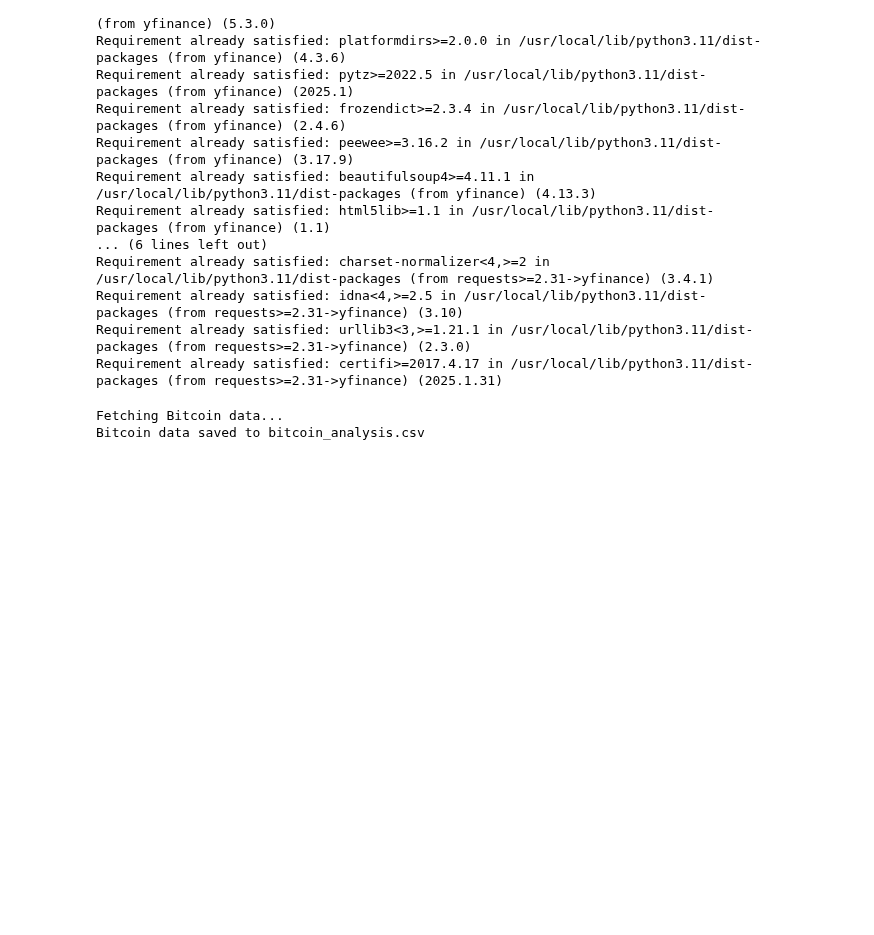
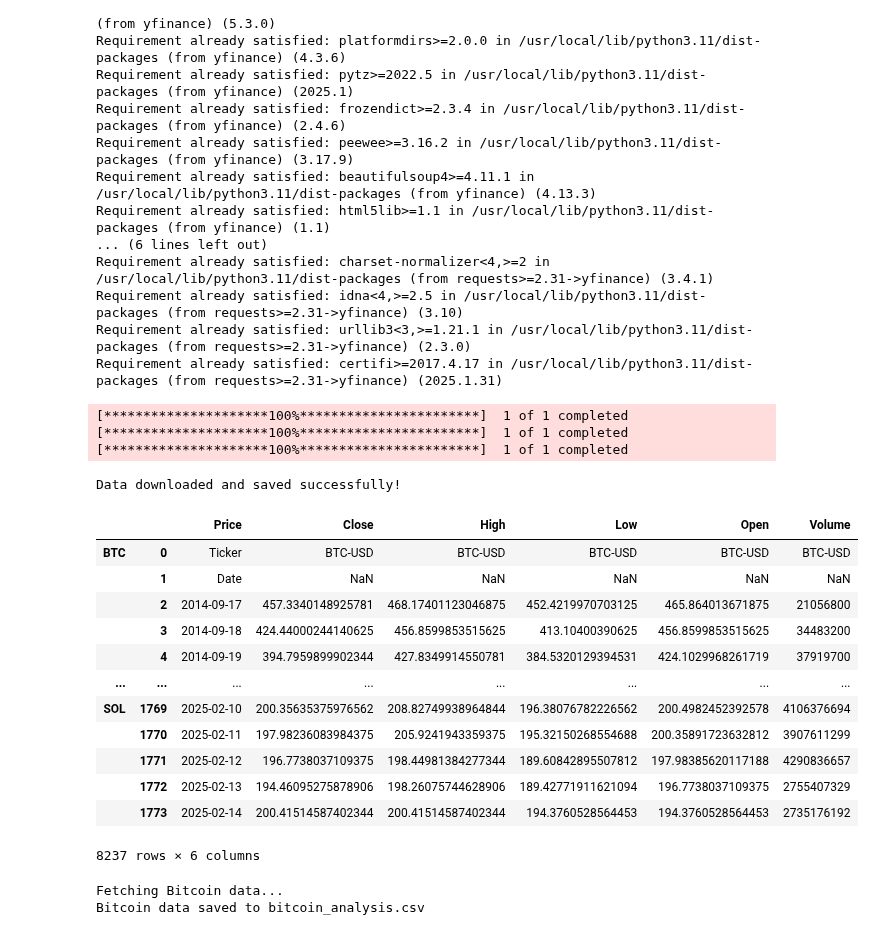
Before and after one commit to bonareri/Cryptocurrency-Price-Prediction-, a Jupyter notebook: Bitcoin_data_collection_analysis.ipynb, the cells around one changed output. Saved outputs shown, nothing was run; the diff lists cells and outputs as text; code cells hidden in the pictures; blank space fills up the shorter version.

```diff
--- a/Bitcoin_data_collection_analysis.ipynb
+++ b/Bitcoin_data_collection_analysis.ipynb
@@ -33,6 +33,47 @@ import requests
 
 # Set seaborn style for better visualization
 sns.set_style("darkgrid")
+# %%
+import yfinance as yf
+
+# Download latest available data
+btc = yf.download('BTC-USD')
+eth = yf.download('ETH-USD')
+sol = yf.download('SOL-USD')
+
+# Save to CSV
+btc.to_csv('btc_prices.csv')
+eth.to_csv('eth_prices.csv')
+sol.to_csv('sol_prices.csv')
+
+print("Data downloaded and saved successfully!")
+# %% [output]
+[*********************100%***********************]  1 of 1 completed
+[*********************100%***********************]  1 of 1 completed
+[*********************100%***********************]  1 of 1 completed
+Data downloaded and saved successfully!
+# %%
+#load data
+btc = pd.read_csv('/content/btc_prices.csv')
+eth = pd.read_csv('/content/eth_prices.csv')
+sol = pd.read_csv('/content/sol_prices.csv')
+# %%
+df = pd.concat([btc, eth, sol], keys=['BTC', 'ETH', 'SOL'])
+df
+# %% [output]
+|  |  | Price | Close | High | Low | Open | Volume |
+| BTC | 0 | Ticker | BTC-USD | BTC-USD | BTC-USD | BTC-USD | BTC-USD |
+|  | 1 | Date | NaN | NaN | NaN | NaN | NaN |
+|  | 2 | 2014-09-17 | 457.3340148925781 | 468.17401123046875 | 452.4219970703125 | 465.864013671875 | 21056800 |
+|  | 3 | 2014-09-18 | 424.44000244140625 | 456.8599853515625 | 413.10400390625 | 456.8599853515625 | 34483200 |
+|  | 4 | 2014-09-19 | 394.7959899902344 | 427.8349914550781 | 384.5320129394531 | 424.1029968261719 | 37919700 |
+| ... | ... | ... | ... | ... | ... | ... | ... |
+| SOL | 1769 | 2025-02-10 | 200.35635375976562 | 208.82749938964844 | 196.38076782226562 | 200.4982452392578 | 4106376694 |
+|  | 1770 | 2025-02-11 | 197.98236083984375 | 205.9241943359375 | 195.32150268554688 | 200.35891723632812 | 3907611299 |
+|  | 1771 | 2025-02-12 | 196.7738037109375 | 198.44981384277344 | 189.60842895507812 | 197.98385620117188 | 4290836657 |
+|  | 1772 | 2025-02-13 | 194.46095275878906 | 198.26075744628906 | 189.42771911621094 | 196.7738037109375 | 2755407329 |
+|  | 1773 | 2025-02-14 | 200.41514587402344 | 200.41514587402344 | 194.3760528564453 | 194.3760528564453 | 2735176192 |
+8237 rows × 6 columns
 # %%
 import requests
 import yfinance as yf
```
